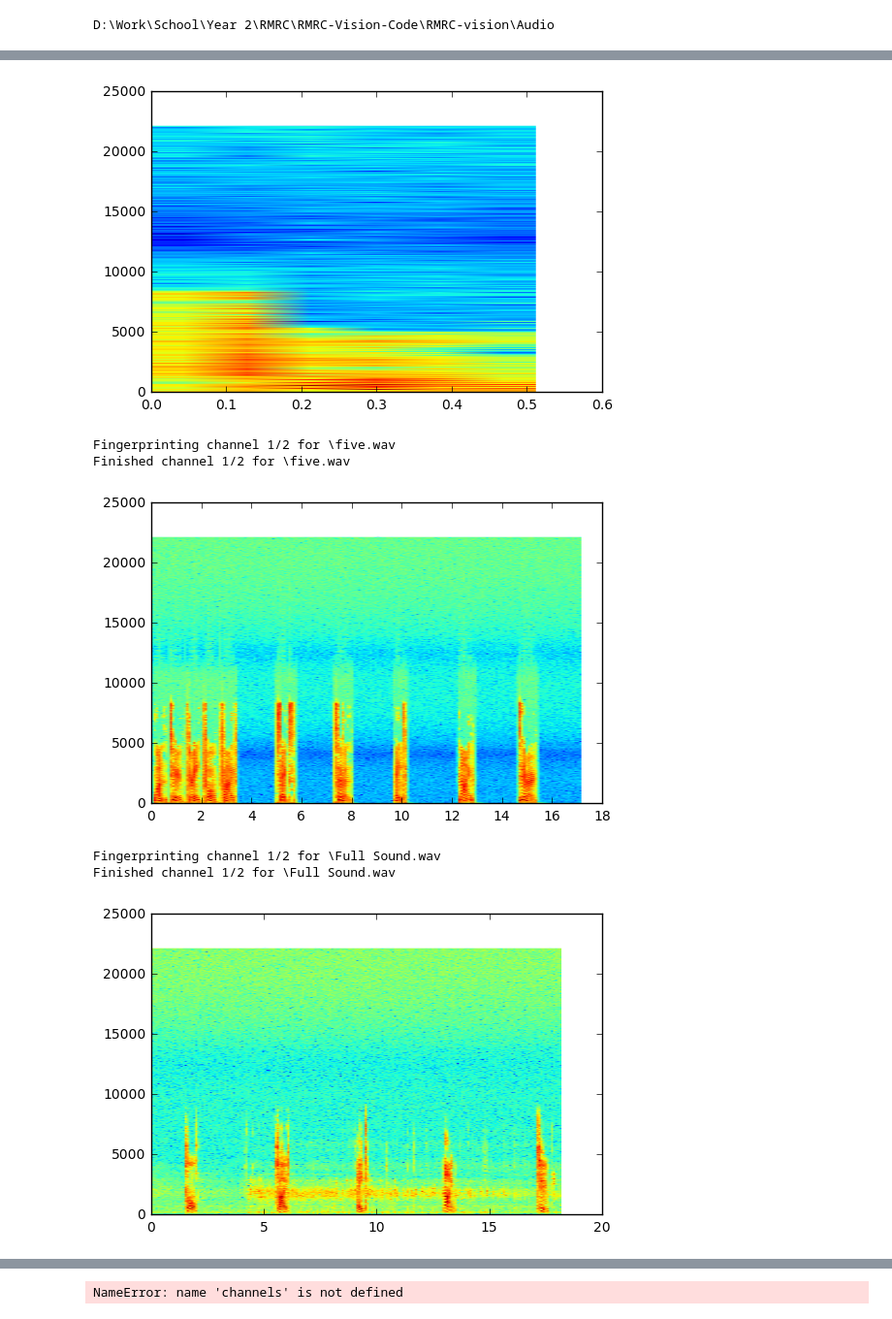
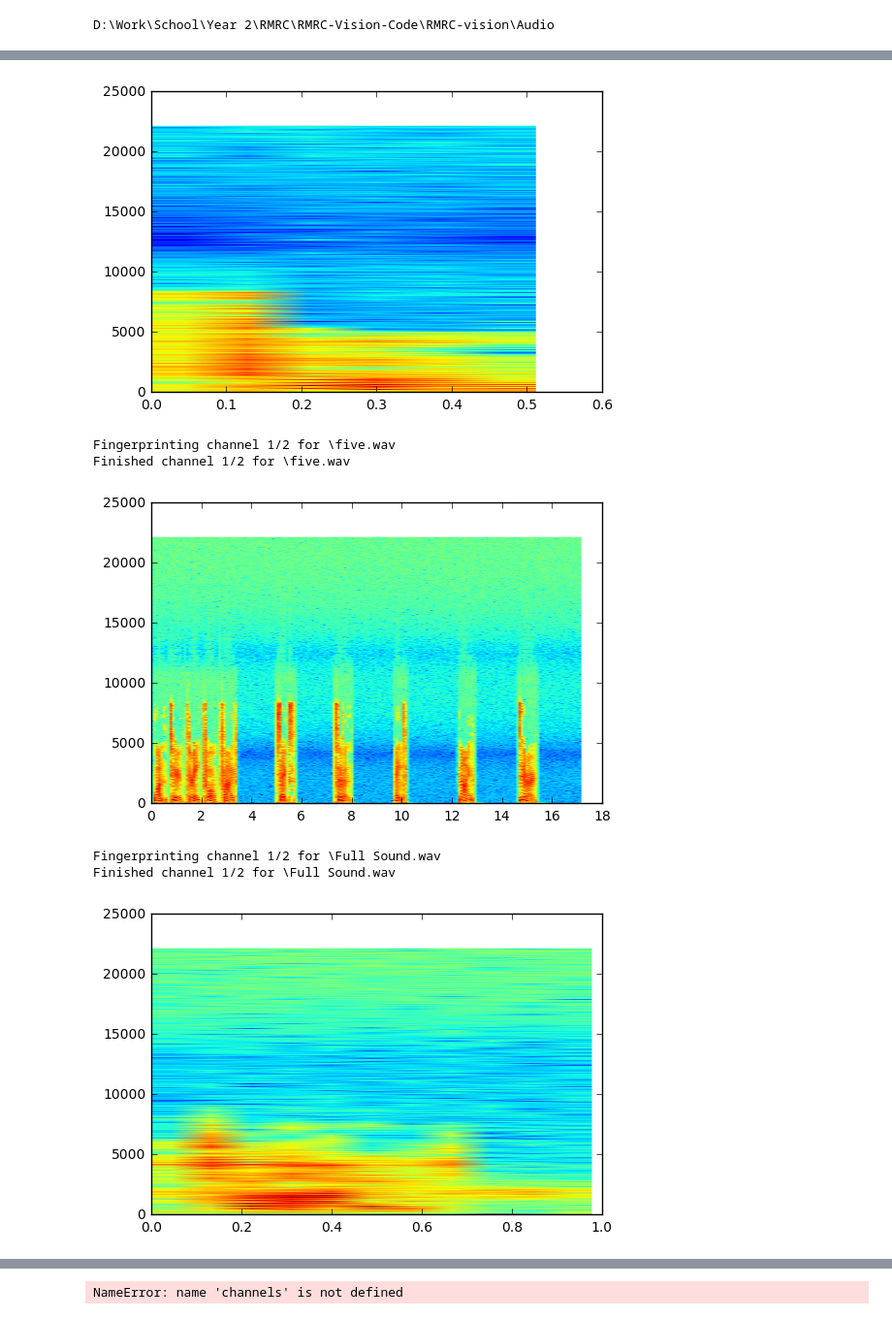
Before and after one commit to CindyLSY/RMRC-vision, a Jupyter notebook: Audio/Audio Fingerprinting Test.ipynb, the cells around one changed output, grey strips where cells are left out. Shown at 97% size. Saved outputs shown, nothing was run; the diff lists cells and outputs as text; code cells hidden in the pictures.

```diff
--- a/Audio/Audio Fingerprinting Test.ipynb
+++ b/Audio/Audio Fingerprinting Test.ipynb
@@ -83,33 +83,38 @@ for filename in filenames:
     print("Fingerprinting channel %d/%d for %s" % (1,
                                                        channel_amount,
                                                        filename))
+    if filename == "\\Full Sound.wav":
+        channels[0] = channels[0][240000:288000]
+
+
+
     plt.specgram(
         channels[0],
         NFFT=wsize,
         Fs=Fs,
         window=mlab.window_hanning,
         noverlap = int(int(wsize) * int(wratio)))[0]
 
     print("Finished channel %d/%d for %s" % (1, channel_amount,
                                              filename))
 
     plt.show()
 # %% [output]
 Fingerprinting channel 1/2 for \one.wav
 Finished channel 1/2 for \one.wav
 [figure]
 Fingerprinting channel 1/2 for \two.wav
 Finished channel 1/2 for \two.wav
 [figure]
 Fingerprinting channel 1/2 for \three.wav
 Finished channel 1/2 for \three.wav
 [figure]
 Fingerprinting channel 1/2 for \four.wav
 Finished channel 1/2 for \four.wav
 [figure]
 Fingerprinting channel 1/2 for \five.wav
 Finished channel 1/2 for \five.wav
 [figure]
 Fingerprinting channel 1/2 for \Full Sound.wav
 Finished channel 1/2 for \Full Sound.wav
-[figure, old version]
+[figure, new version]
```
Also changed, not shown: parts of 3 cells of this notebook, 30 other files.
